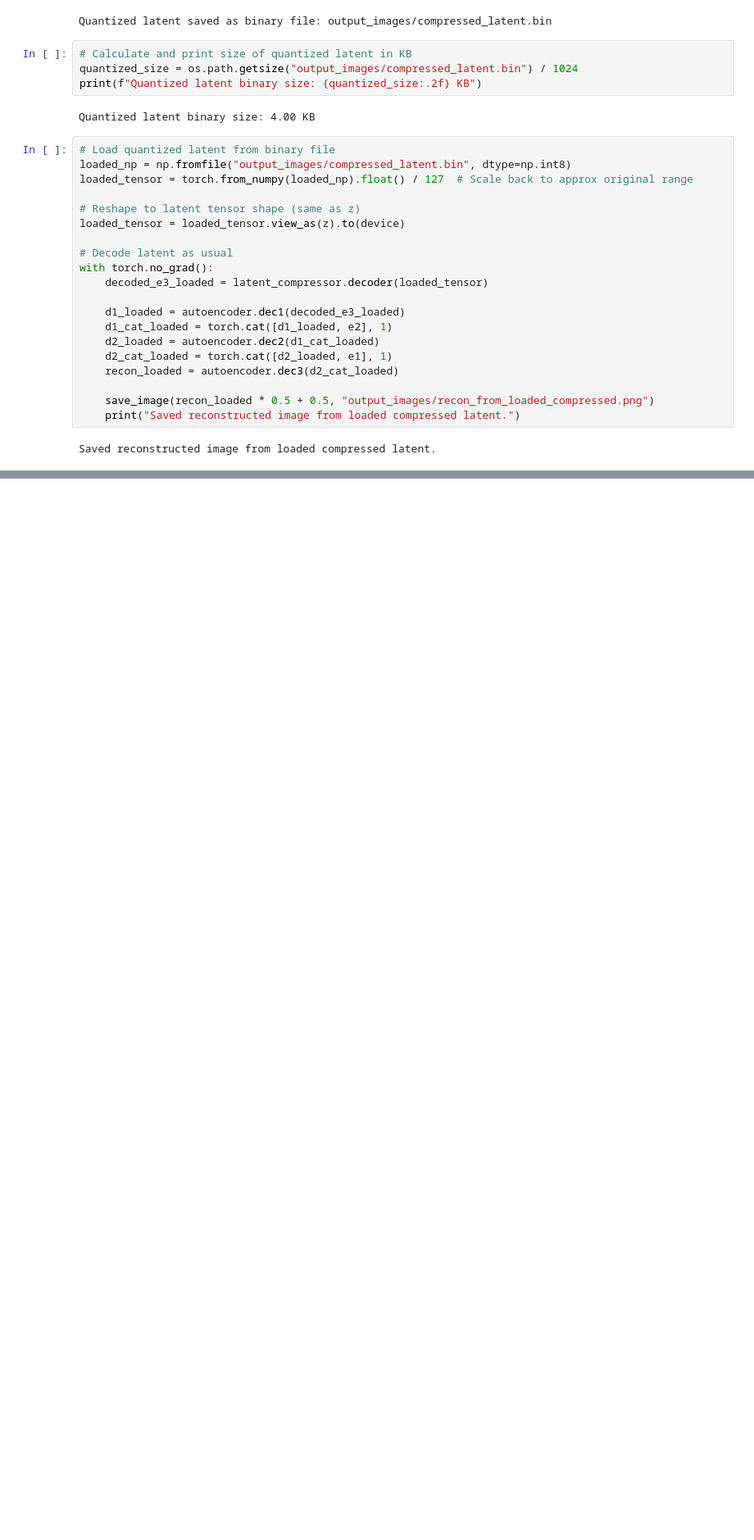
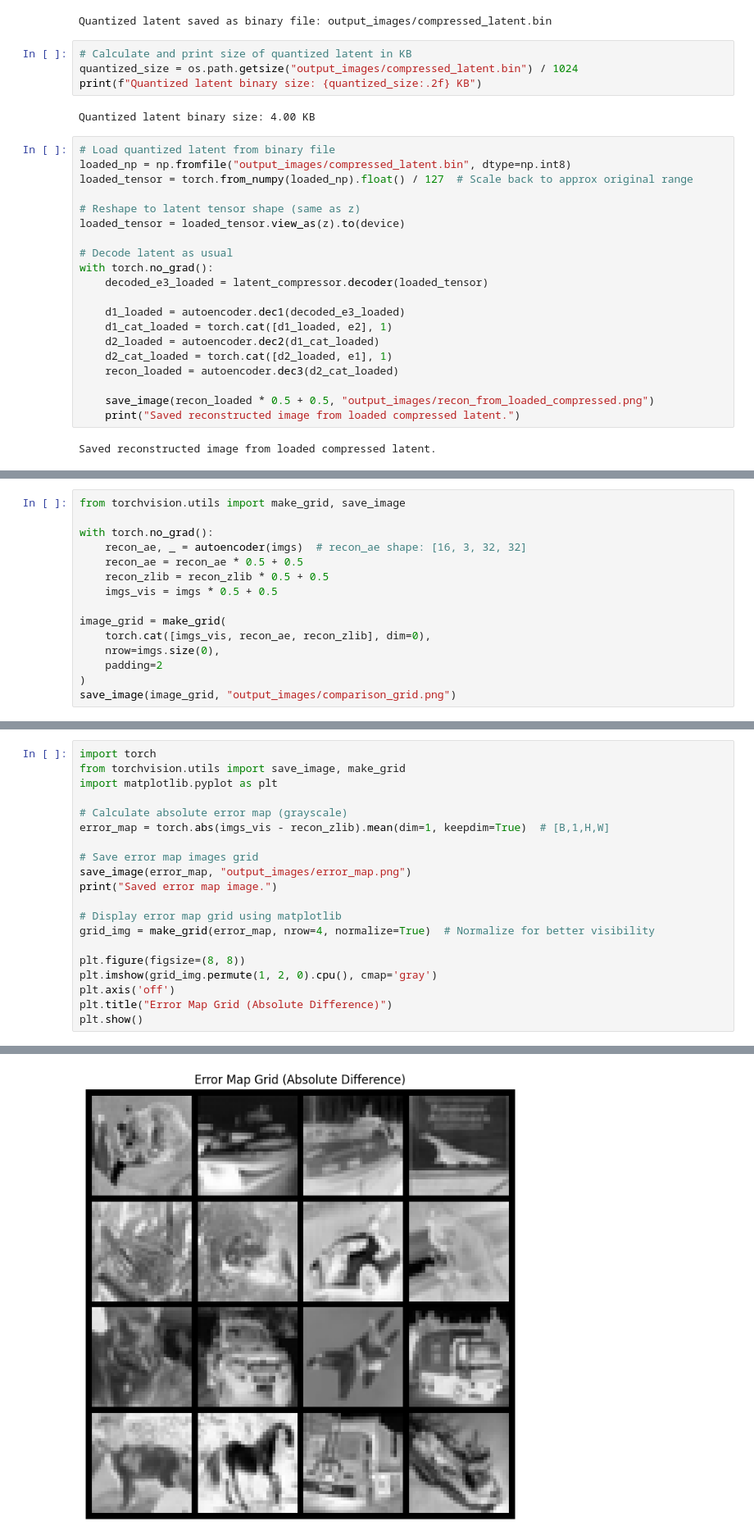
Before and after one commit to Abhiraj36/Compression01, a Jupyter notebook: CNN_compression.ipynb, the cells around one changed output, grey strips where cells are left out. Shown: that part at 82% size. Drawn from its saved outputs; the diff is of its cells as text; blank space fills up the shorter version.

```diff
--- a/CNN_compression.ipynb
+++ b/CNN_compression.ipynb
@@ -250,0 +447,15 @@ Saved reconstructed image from loaded compressed latent.
+# %%
+from torchvision.utils import make_grid, save_image
+
+with torch.no_grad():
+    recon_ae, _ = autoencoder(imgs)  # recon_ae shape: [16, 3, 32, 32]
+    recon_ae = recon_ae * 0.5 + 0.5
+    recon_zlib = recon_zlib * 0.5 + 0.5
+    imgs_vis = imgs * 0.5 + 0.5
+
+image_grid = make_grid(
+    torch.cat([imgs_vis, recon_ae, recon_zlib], dim=0),
+    nrow=imgs.size(0),
+    padding=2
+)
+save_image(image_grid, "output_images/comparison_grid.png")
@@ -250,0 +487,21 @@ Saved reconstructed image from loaded compressed latent.
+# %%
+import torch
+from torchvision.utils import save_image, make_grid
+import matplotlib.pyplot as plt
+
+# Calculate absolute error map (grayscale)
+error_map = torch.abs(imgs_vis - recon_zlib).mean(dim=1, keepdim=True)  # [B,1,H,W]
+
+# Save error map images grid
+save_image(error_map, "output_images/error_map.png")
+print("Saved error map image.")
+
+# Display error map grid using matplotlib
+grid_img = make_grid(error_map, nrow=4, normalize=True)  # Normalize for better visibility
+
+plt.figure(figsize=(8, 8))
+plt.imshow(grid_img.permute(1, 2, 0).cpu(), cmap='gray')
+plt.axis('off')
+plt.title("Error Map Grid (Absolute Difference)")
+plt.show()
+# %% [output]
@@ -250,0 +509 @@ Saved reconstructed image from loaded compressed latent.
+[figure, added]
```
Also changed, not shown: parts of 11 cells of this notebook.
